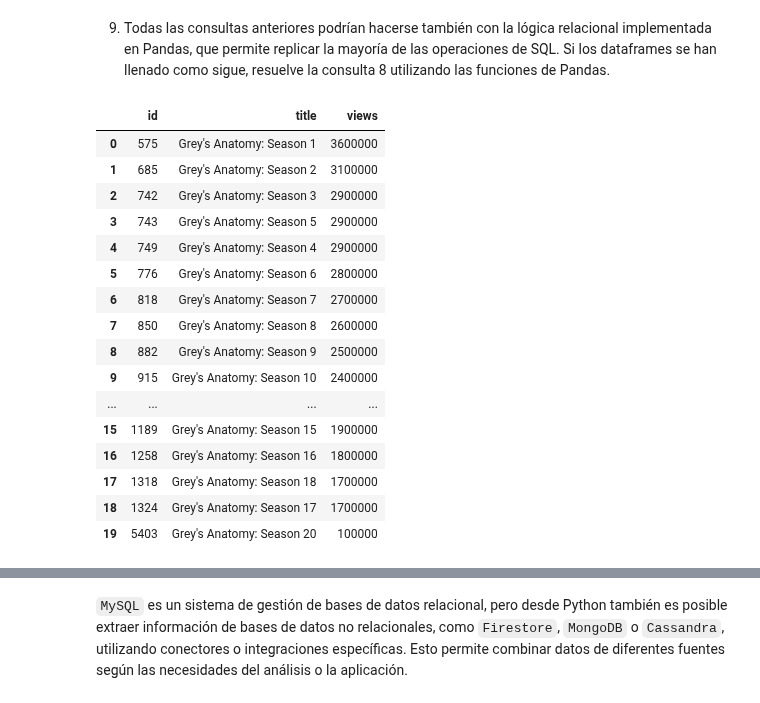
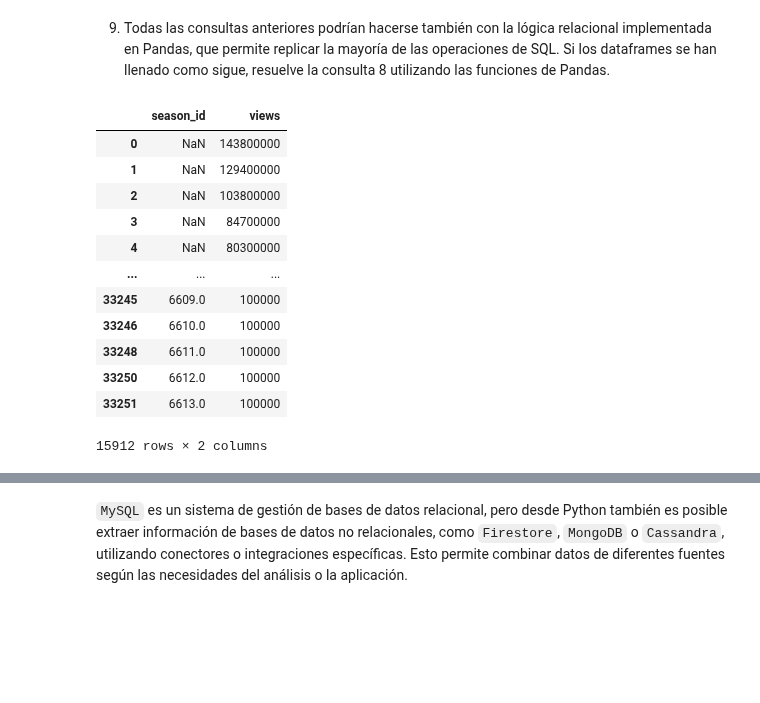
Before and after one commit to joshgc19/tc5053-datascience-A01841021-joshua-gamboa, a Jupyter notebook: Actividad3BDManipulacion.ipynb, the cells around one changed output, grey strips where cells are left out. Saved outputs shown, nothing was run; the diff lists cells and outputs as text; code cells hidden in the pictures; blank space fills up the shorter version.

```diff
--- a/Actividad3BDManipulacion.ipynb
+++ b/Actividad3BDManipulacion.ipynb
@@ -267,45 +267,31 @@ view_summary = pd.read_sql(sqla.text('SELECT * FROM view_summary'), conn)
 # %%
 # Filtrar la serie
 greys = tv_show.loc[tv_show['title'] == "Grey's Anatomy", ['id']]
 
 # Filtrar el periodo semestral
 vs = view_summary.copy()
 vs['start_date'] = pd.to_datetime(vs['start_date'])
 vs['end_date'] = pd.to_datetime(vs['end_date'])
 
 vs_periodo = vs.loc[
     (vs['start_date'] == '2024-01-01') &
     (vs['end_date'] == '2024-06-30') &
     (vs['duration'] == 'SEMI_ANNUALLY'),
     ['season_id', 'views']
 ]
 
-# JOINs: season a tv_show, luego season a view_summary
-resultado = (
-    season[['id', 'title', 'tv_show_id']]
-    .merge(greys, left_on='tv_show_id', right_on='id', suffixes=('', '_show'))
-    .merge(vs_periodo, left_on='id', right_on='season_id')
-    [['id', 'title', 'views']]
-    .sort_values('views', ascending=False)
-    .reset_index(drop=True)
-)
-
-resultado
+vs_periodo
 # %% [output]
-|  | id | title | views |
-| 0 | 575 | Grey's Anatomy: Season 1 | 3600000 |
-| 1 | 685 | Grey's Anatomy: Season 2 | 3100000 |
-| 2 | 742 | Grey's Anatomy: Season 3 | 2900000 |
-| 3 | 743 | Grey's Anatomy: Season 5 | 2900000 |
-| 4 | 749 | Grey's Anatomy: Season 4 | 2900000 |
-| 5 | 776 | Grey's Anatomy: Season 6 | 2800000 |
-| 6 | 818 | Grey's Anatomy: Season 7 | 2700000 |
-| 7 | 850 | Grey's Anatomy: Season 8 | 2600000 |
-| 8 | 882 | Grey's Anatomy: Season 9 | 2500000 |
-| 9 | 915 | Grey's Anatomy: Season 10 | 2400000 |
-| ... | ... | ... | ... |
-| 15 | 1189 | Grey's Anatomy: Season 15 | 1900000 |
-| 16 | 1258 | Grey's Anatomy: Season 16 | 1800000 |
-| 17 | 1318 | Grey's Anatomy: Season 18 | 1700000 |
-| 18 | 1324 | Grey's Anatomy: Season 17 | 1700000 |
-| 19 | 5403 | Grey's Anatomy: Season 20 | 100000 |
+|  | season_id | views |
+| 0 | NaN | 143800000 |
+| 1 | NaN | 129400000 |
+| 2 | NaN | 103800000 |
+| 3 | NaN | 84700000 |
+| 4 | NaN | 80300000 |
+| ... | ... | ... |
+| 33245 | 6609.0 | 100000 |
+| 33246 | 6610.0 | 100000 |
+| 33248 | 6611.0 | 100000 |
+| 33250 | 6612.0 | 100000 |
+| 33251 | 6613.0 | 100000 |
+15912 rows × 2 columns
```
Also changed, not shown: parts of 1 cell of this notebook.
